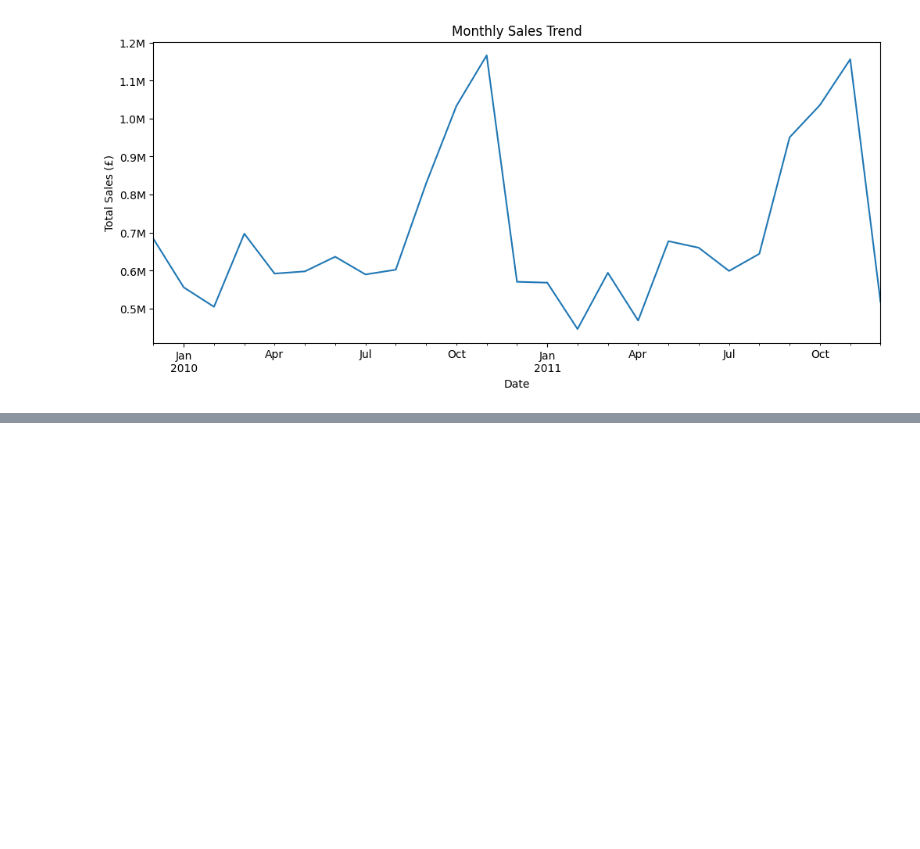
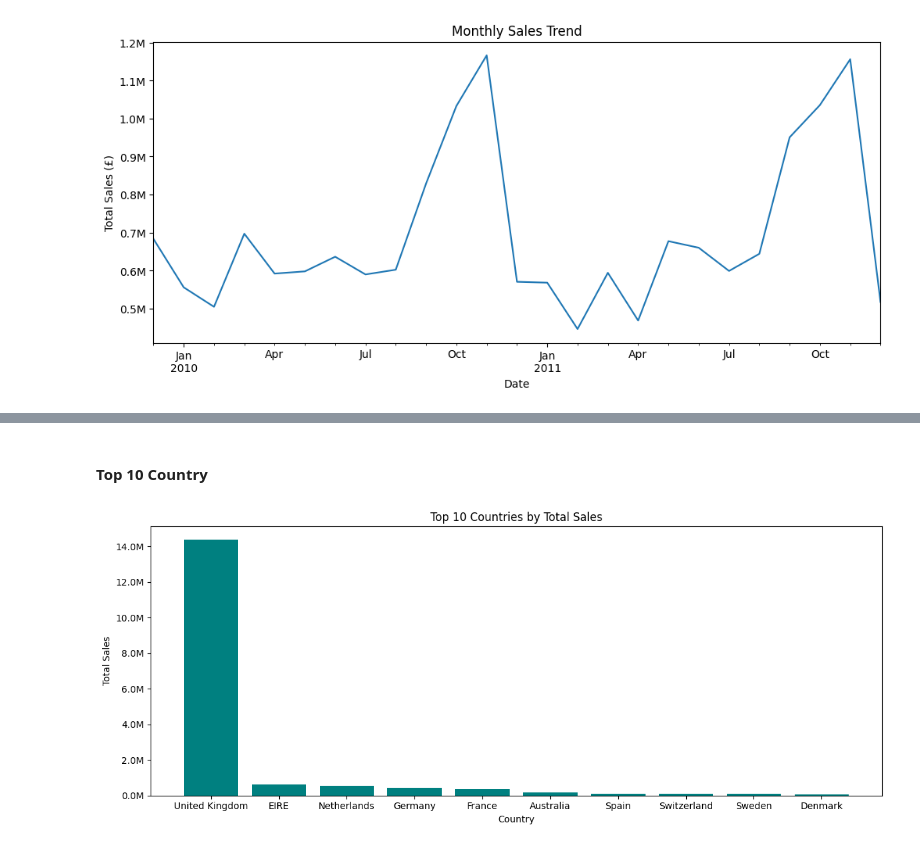
Before and after one commit to sudenazimal/online-retail-customer-analysis, a Jupyter notebook: notebook.ipynb, the cells around one changed output, grey strips where cells are left out. Cells and saved outputs as stored; diff of their text form; code cells hidden in the pictures; blank space fills up the shorter version.

```diff
--- a/notebook.ipynb
+++ b/notebook.ipynb
@@ -127,0 +154,16 @@ plt.show()
+# %% [markdown]
+#### Top 10 Country
+# %%
+top_countries = df_cleaned.groupby('Country')['TotalPrice'].sum().sort_values(ascending=False).head(10)
+
+
+plt.figure(figsize = (12,5))
+plt.bar(top_countries.index, top_countries.values, color='teal')
+plt.gca().yaxis.set_major_formatter(plt.FuncFormatter(lambda x, p: f'{x/1e6:.1f}M'))
+plt.title('Top 10 Countries by Total Sales')
+plt.xlabel('Country')
+plt.ylabel('Total Sales')
+plt.tight_layout()
+plt.show()
+# %% [output]
+[figure, added]
```
Also changed, not shown: parts of 10 cells of this notebook.
